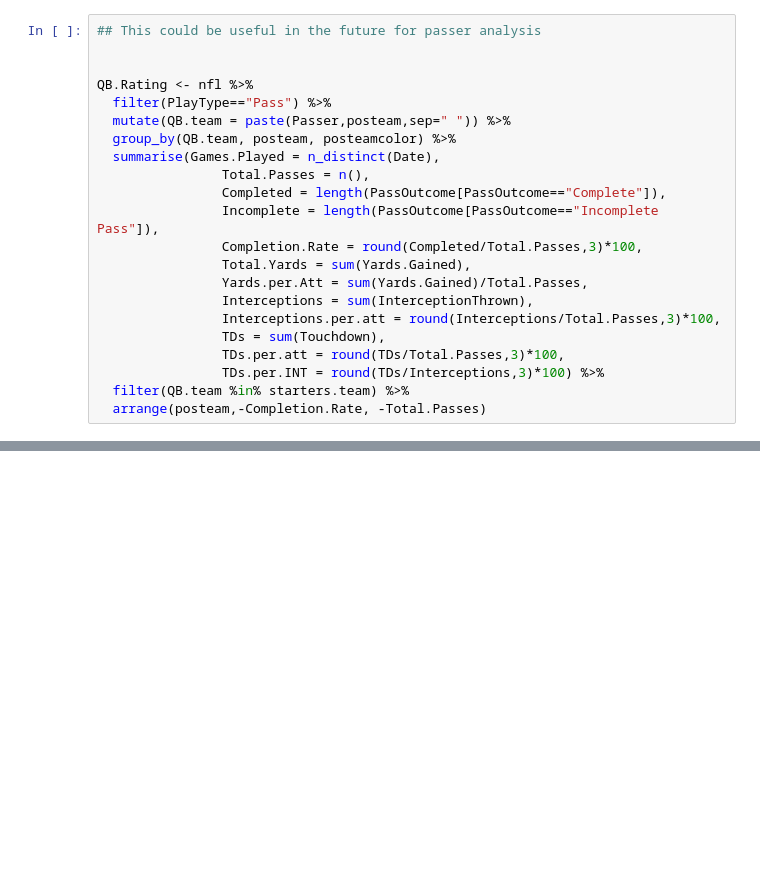
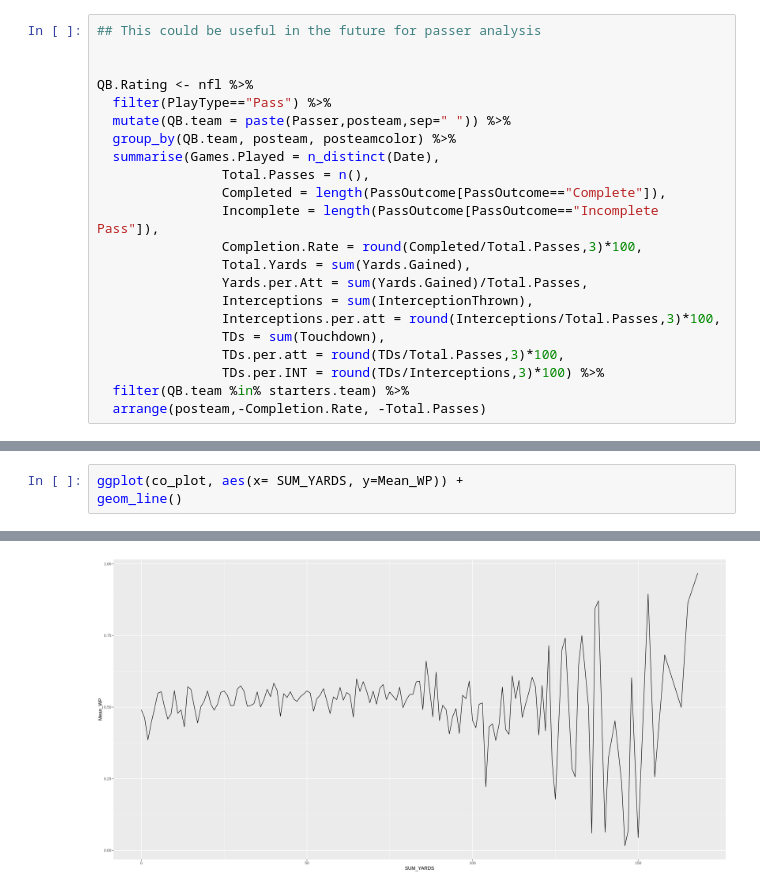
Before and after one commit to rennerm1/NFL-Data-Science-Project, a Jupyter notebook: playingaround.ipynb, the cells around one changed output, grey strips where cells are left out. Saved outputs shown, nothing was run; the diff lists cells and outputs as text; blank space fills up the shorter version.

```diff
--- a/playingaround.ipynb
+++ b/playingaround.ipynb
@@ -517,0 +630,4 @@ QB.Rating <- nfl %>%
+# %%
+ggplot(co_plot, aes(x= SUM_YARDS, y=Mean_WP)) +
+geom_line()
+# %% [output]
@@ -517,0 +636 @@ QB.Rating <- nfl %>%
+[figure, added]
```
Also changed, not shown: parts of 17 cells of this notebook.
